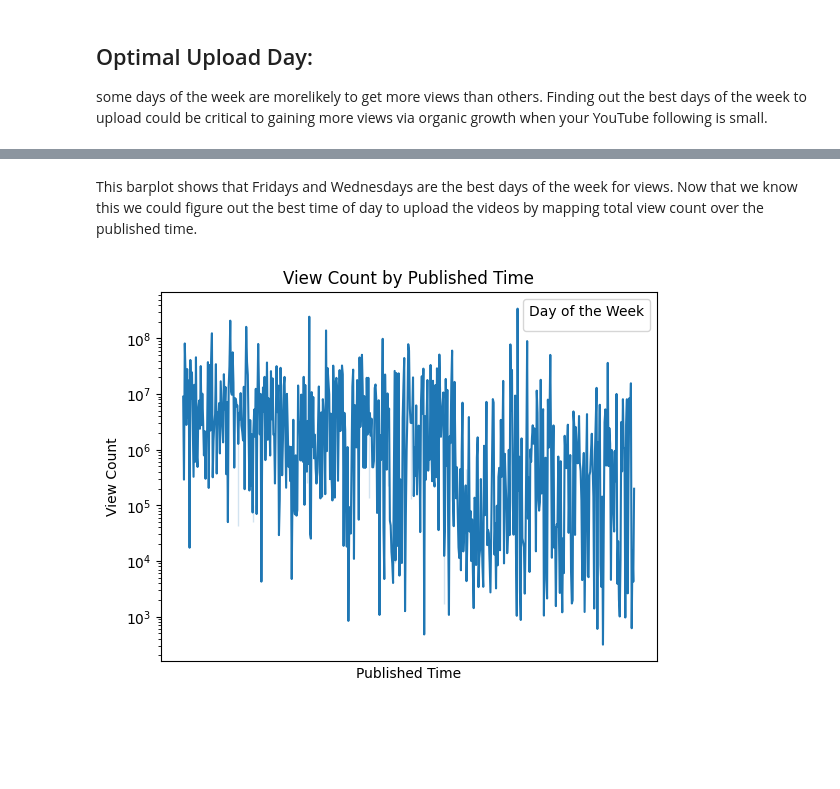
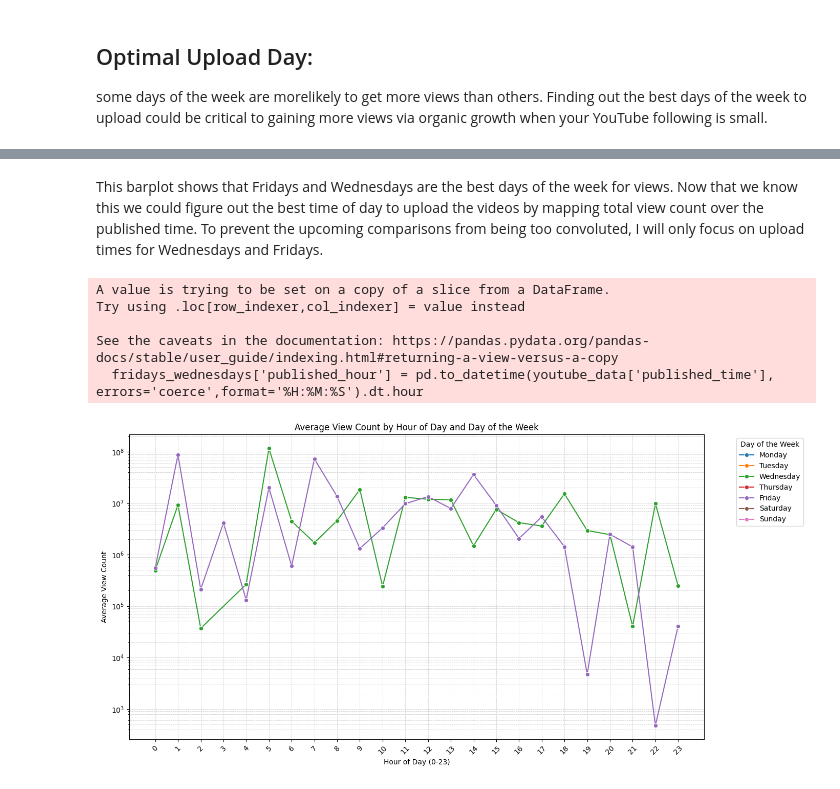
Before and after one commit to SalemEdge1997/Dataset_Prep_For_ML, a Jupyter notebook: notebooks/data_analysis.ipynb, the cells around one changed output, grey strips where cells are left out. Saved outputs shown, nothing was run; the diff lists cells and outputs as text; code cells hidden in the pictures; blank space fills up the shorter version.

Commit message:
More Data Analysis

```diff
--- a/notebooks/data_analysis.ipynb
+++ b/notebooks/data_analysis.ipynb
@@ -55,14 +55,37 @@ Passing `palette` without assigning `hue` is deprecated and will be removed in v
 # %% [markdown]
-This barplot shows that Fridays and Wednesdays are the best days of the week for views. Now that we know this we could figure out the best time of day to upload the videos by mapping total view count over the published time.
+This barplot shows that Fridays and Wednesdays are the best days of the week for views. Now that we know this we could figure out the best time of day to upload the videos by mapping total view count over the published time. To prevent the upcoming comparisons from being too convoluted, I will only focus on upload times for Wednesdays and Fridays.
+# %%
+fridays_wednesdays = youtube_data[youtube_data['published_day'].isin(['Friday', 'Wednesday'])]
 # %%
-lineplot = sns.lineplot(data=youtube_data, x='published_time', y='view_count', hue='published_day')
-plt.title('View Count by Published Time and Day of the Week')
-plt.xlabel('Published Time')
-plt.ylabel('View Count')
-lineplot.set_xticks([])
+fridays_wednesdays['published_hour'] = pd.to_datetime(youtube_data['published_time'], errors='coerce',format='%H:%M:%S').dt.hour
+
+# Aggregate view counts by hour and day
+hourly_views = fridays_wednesdays.groupby(['published_hour', 'published_day'], observed=False)['view_count'].mean().reset_index()
+
+plt.figure(figsize=(14, 7))
+palette = sns.color_palette('tab10', n_colors=7)
+lineplot = sns.lineplot(
+    data=hourly_views,
+    x='published_hour',
+    y='view_count',
+    hue='published_day',
+    marker='o',
+    palette=palette
+)
+plt.title('Average View Count by Hour of Day and Day of the Week')
+plt.xlabel('Hour of Day (0-23)')
+plt.ylabel('Average View Count')
+plt.grid(True, which='both', linestyle='--', linewidth=0.5, alpha=0.7)
 lineplot.set(yscale='log')
-plt.xticks(rotation=45)
-plt.legend(title='Day of the Week')
+plt.xticks(ticks=range(0, 24), labels=[str(h) for h in range(0, 24)], rotation=45)
+plt.legend(title='Day of the Week', bbox_to_anchor=(1.05, 1), loc='upper left')
+plt.tight_layout()
 plt.show()
+plt.close()
 # %% [output]
+A value is trying to be set on a copy of a slice from a DataFrame.
+Try using .loc[row_indexer,col_indexer] = value instead
+
+See the caveats in the documentation: https://pandas.pydata.org/pandas-docs/stable/user_guide/indexing.html#returning-a-view-versus-a-copy
+  fridays_wednesdays['published_hour'] = pd.to_datetime(youtube_data['published_time'], errors='coerce',format='%H:%M:%S').dt.hour
-[figure, old version]
+[figure, new version]
```
Also changed, not shown: parts of 5 cells of this notebook.
